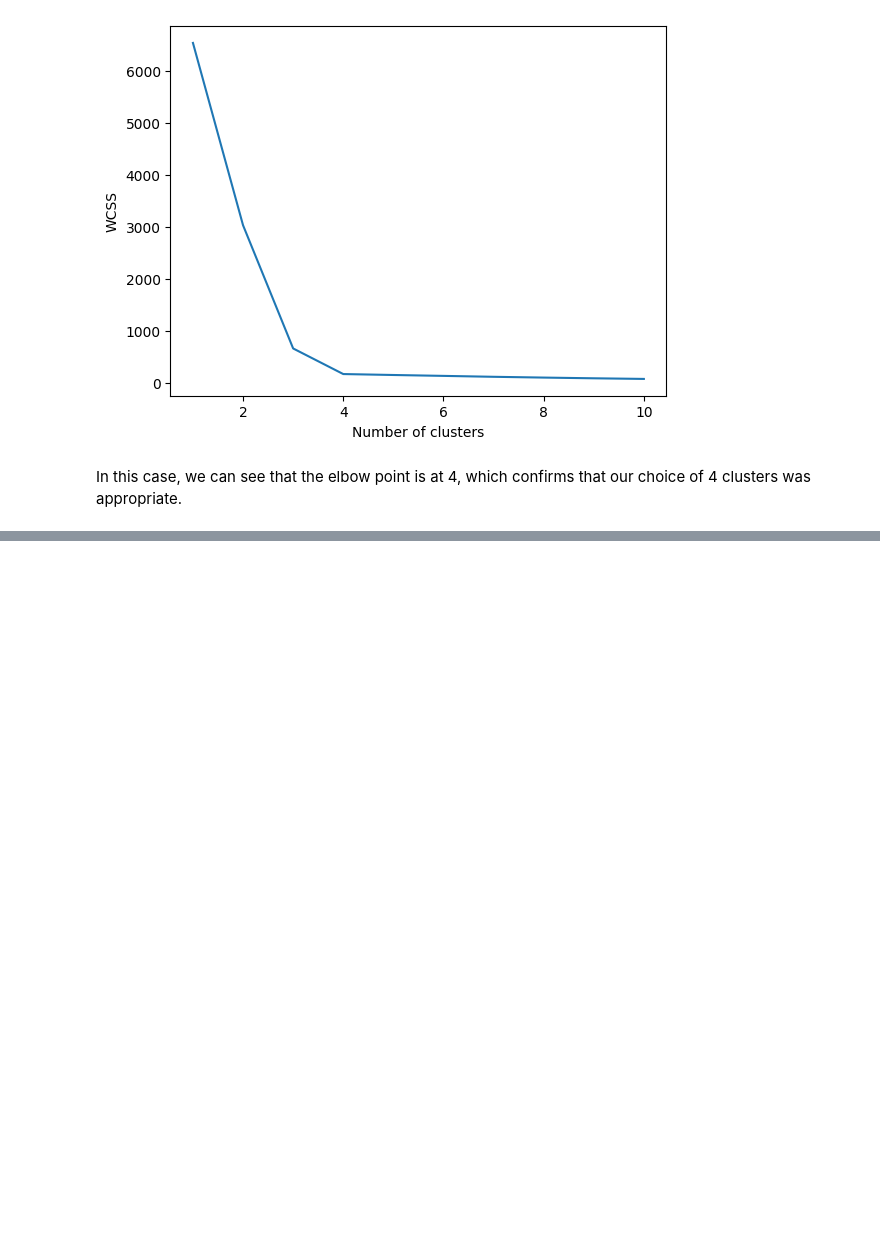
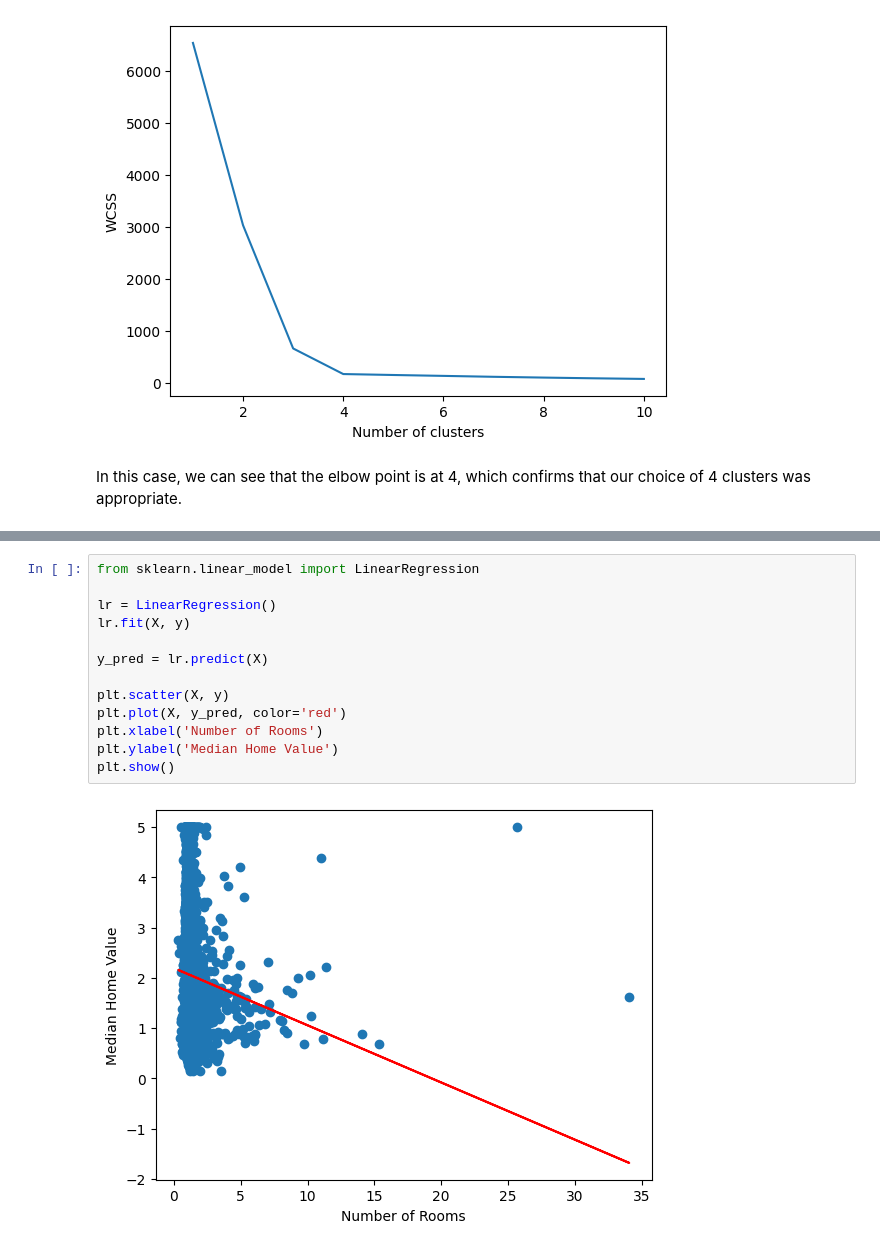
Before and after one commit to chaidosa/100-days-of-DS, a Jupyter notebook: Day_11_to_15.ipynb, the cells around one changed output, grey strips where cells are left out. Drawn from its saved outputs; the diff is of its cells as text; blank space fills up the shorter version.

```diff
--- a/Day_11_to_15.ipynb
+++ b/Day_11_to_15.ipynb
@@ -160,0 +206,15 @@ In this notebook, we've explored the concept of clustering in data science and i
+# %%
+from sklearn.linear_model import LinearRegression
+
+lr = LinearRegression()
+lr.fit(X, y)
+
+y_pred = lr.predict(X)
+
+plt.scatter(X, y)
+plt.plot(X, y_pred, color='red')
+plt.xlabel('Number of Rooms')
+plt.ylabel('Median Home Value')
+plt.show()
+# %% [output]
+[figure, added]
```
Also changed, not shown: parts of 26 cells of this notebook.
